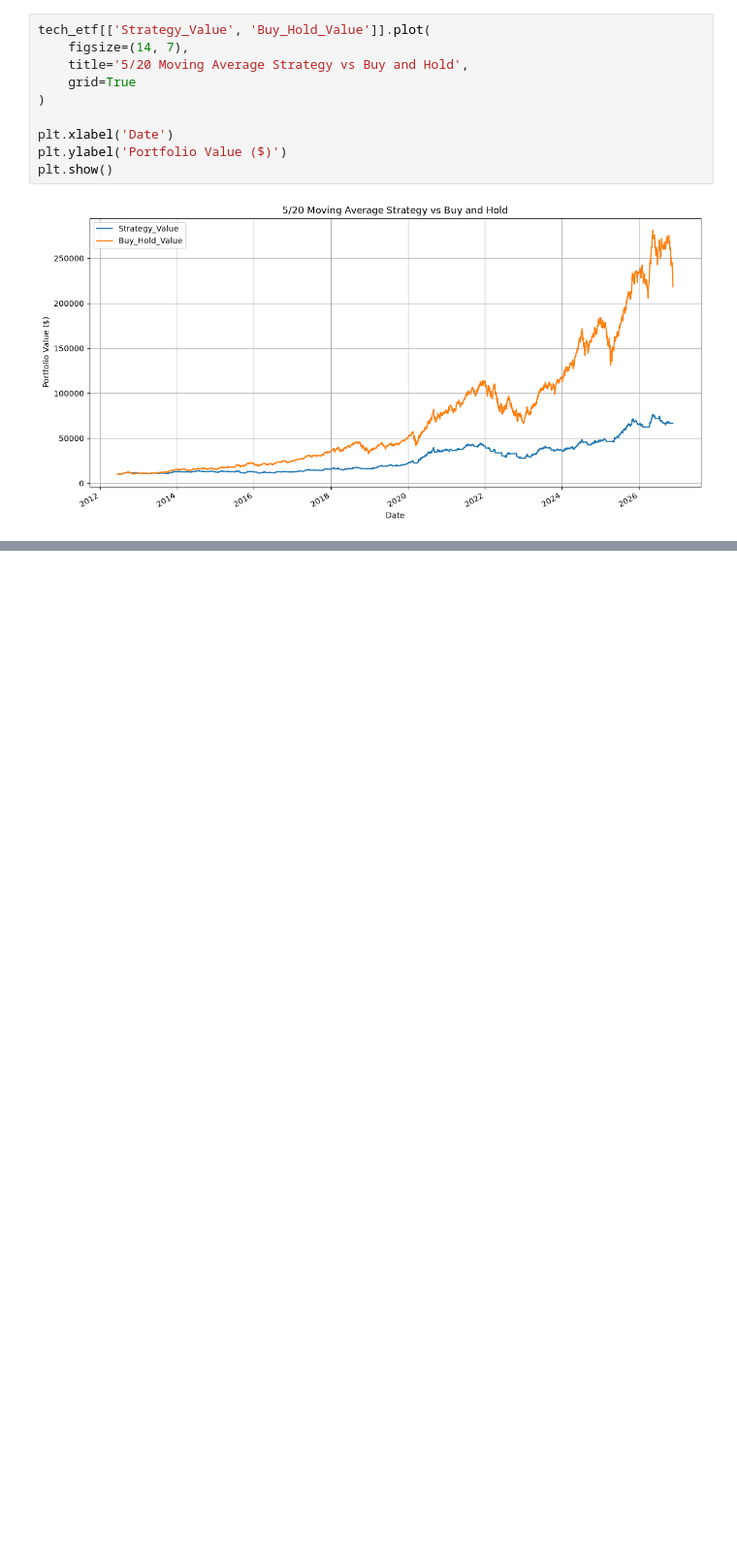
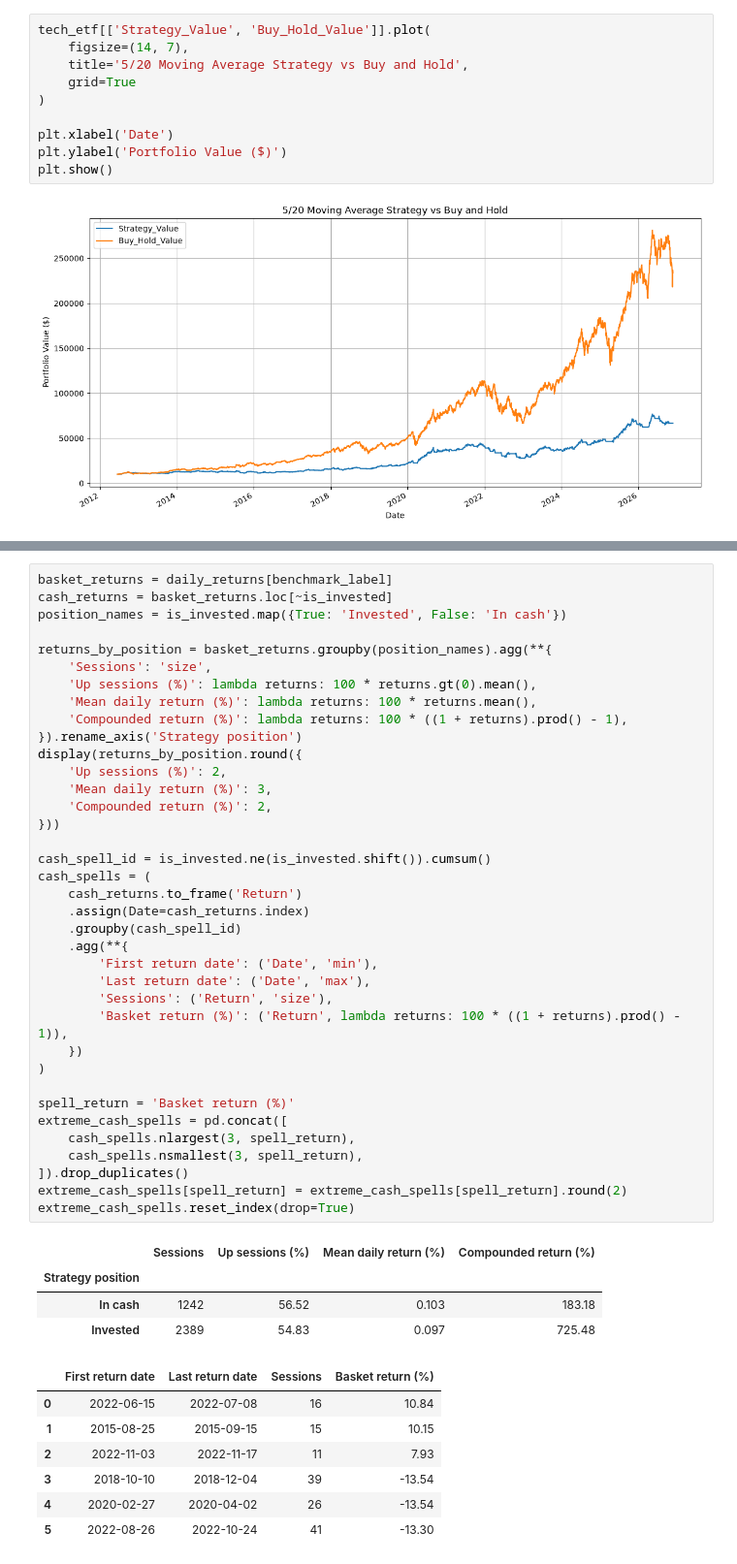
Before and after one commit to simbashakib/Learning-Strategies, a Jupyter notebook: moving average crossover.ipynb, the cells around one changed output, grey strips where cells are left out. Shown at 97% size. Cells and saved outputs as stored; diff of their text form; blank space fills up the shorter version.

```diff
--- a/moving average crossover.ipynb
+++ b/moving average crossover.ipynb
@@ -185,0 +285,49 @@ Number of Trades: 214
+# %%
+basket_returns = daily_returns[benchmark_label]
+cash_returns = basket_returns.loc[~is_invested]
+position_names = is_invested.map({True: 'Invested', False: 'In cash'})
+
+returns_by_position = basket_returns.groupby(position_names).agg(**{
+    'Sessions': 'size',
+    'Up sessions (%)': lambda returns: 100 * returns.gt(0).mean(),
+    'Mean daily return (%)': lambda returns: 100 * returns.mean(),
+    'Compounded return (%)': lambda returns: 100 * ((1 + returns).prod() - 1),
+}).rename_axis('Strategy position')
+display(returns_by_position.round({
+    'Up sessions (%)': 2,
+    'Mean daily return (%)': 3,
+    'Compounded return (%)': 2,
+}))
+
+cash_spell_id = is_invested.ne(is_invested.shift()).cumsum()
+cash_spells = (
+    cash_returns.to_frame('Return')
+    .assign(Date=cash_returns.index)
+    .groupby(cash_spell_id)
+    .agg(**{
+        'First return date': ('Date', 'min'),
+        'Last return date': ('Date', 'max'),
+        'Sessions': ('Return', 'size'),
+        'Basket return (%)': ('Return', lambda returns: 100 * ((1 + returns).prod() - 1)),
+    })
+)
+
+spell_return = 'Basket return (%)'
+extreme_cash_spells = pd.concat([
+    cash_spells.nlargest(3, spell_return),
+    cash_spells.nsmallest(3, spell_return),
+]).drop_duplicates()
+extreme_cash_spells[spell_return] = extreme_cash_spells[spell_return].round(2)
+extreme_cash_spells.reset_index(drop=True)
+# %% [output]
+|  | Sessions | Up sessions (%) | Mean daily return (%) | Compounded return (%) |
+| Strategy position |  |  |  |  |
+| In cash | 1242 | 56.52 | 0.103 | 183.18 |
+| Invested | 2389 | 54.83 | 0.097 | 725.48 |
+|  | First return date | Last return date | Sessions | Basket return (%) |
+| 0 | 2022-06-15 | 2022-07-08 | 16 | 10.84 |
+| 1 | 2015-08-25 | 2015-09-15 | 15 | 10.15 |
+| 2 | 2022-11-03 | 2022-11-17 | 11 | 7.93 |
+| 3 | 2018-10-10 | 2018-12-04 | 39 | -13.54 |
+| 4 | 2020-02-27 | 2020-04-02 | 26 | -13.54 |
+| 5 | 2022-08-26 | 2022-10-24 | 41 | -13.30 |
```
Also changed, not shown: parts of 15 cells of this notebook.
